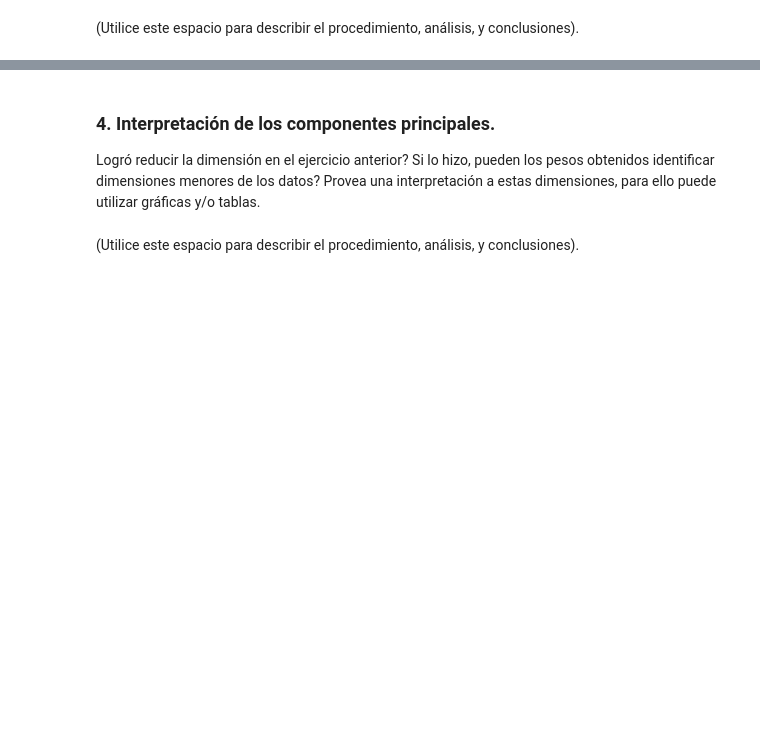
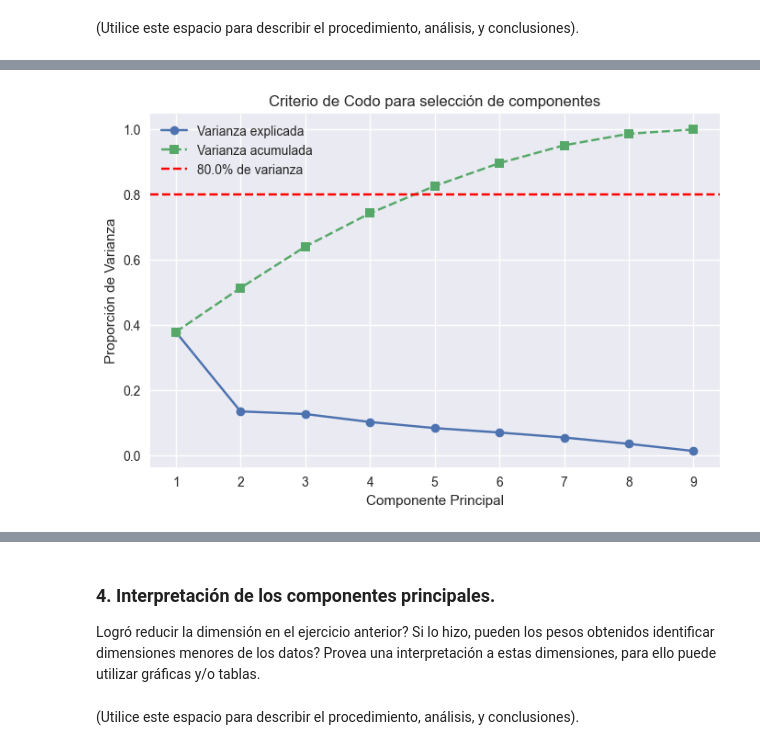
Before and after one commit to DanielEMontero/MIAD_ANS_202514, a Jupyter notebook: Semana 1/S1_LC_Taller_PCA.ipynb, the cells around one changed output, grey strips where cells are left out. Cells and saved outputs as stored; diff of their text form; code cells hidden in the pictures; blank space fills up the shorter version.

```diff
--- a/Semana 1/S1_LC_Taller_PCA.ipynb
+++ b/Semana 1/S1_LC_Taller_PCA.ipynb
@@ -436,0 +430,19 @@ Número de componentes principales seleccionados: 5
+# %%
+# Umbrales
+thresholds = [0.80, 0.90]
+# %%
+components = np.arange(1, len(eigenvalues) + 1)
+
+# -------- 1. Gráfico de Codo (Scree Plot) --------
+plt.figure(figsize=(8, 5))
+plt.plot(components, explained_variance_ratio, 'o-', label='Varianza explicada')
+plt.plot(components, cumulative_variance_ratio, 's--', label='Varianza acumulada')
+plt.axhline(y=thresholds[0], color='red', linestyle='--', label=f'{thresholds[0]*100}% de varianza')
+plt.xticks(components)
+plt.xlabel('Componente Principal')
+plt.ylabel('Proporción de Varianza')
+plt.title('Criterio de Codo para selección de componentes')
+plt.legend()
+plt.grid(True)
+# %% [output]
+[figure, added]
```
Also changed, not shown: parts of 7 cells of this notebook.
